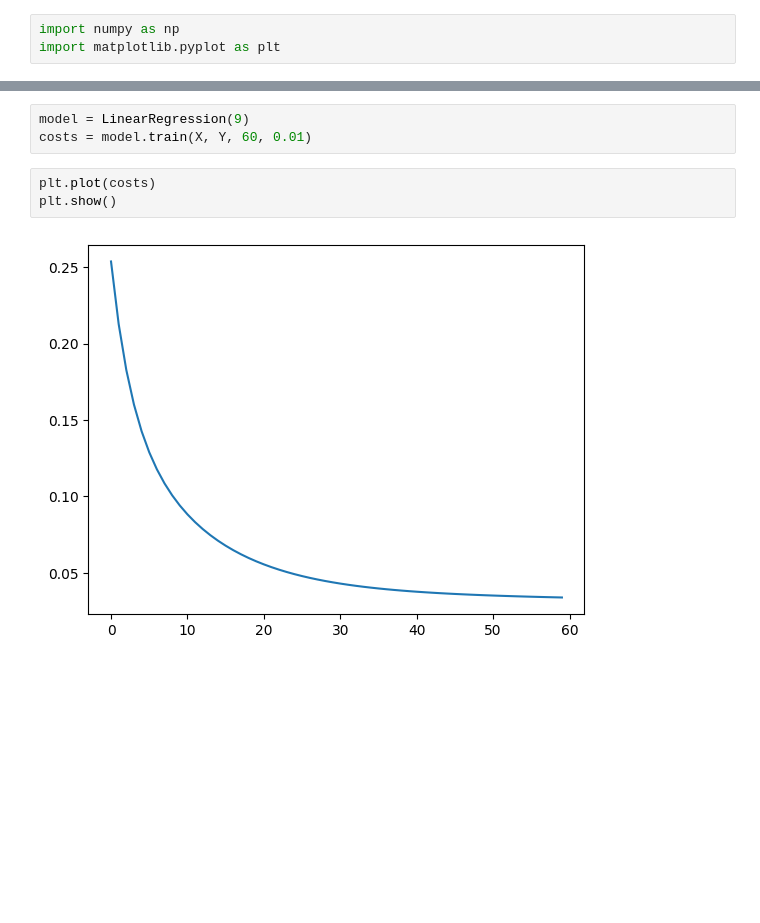
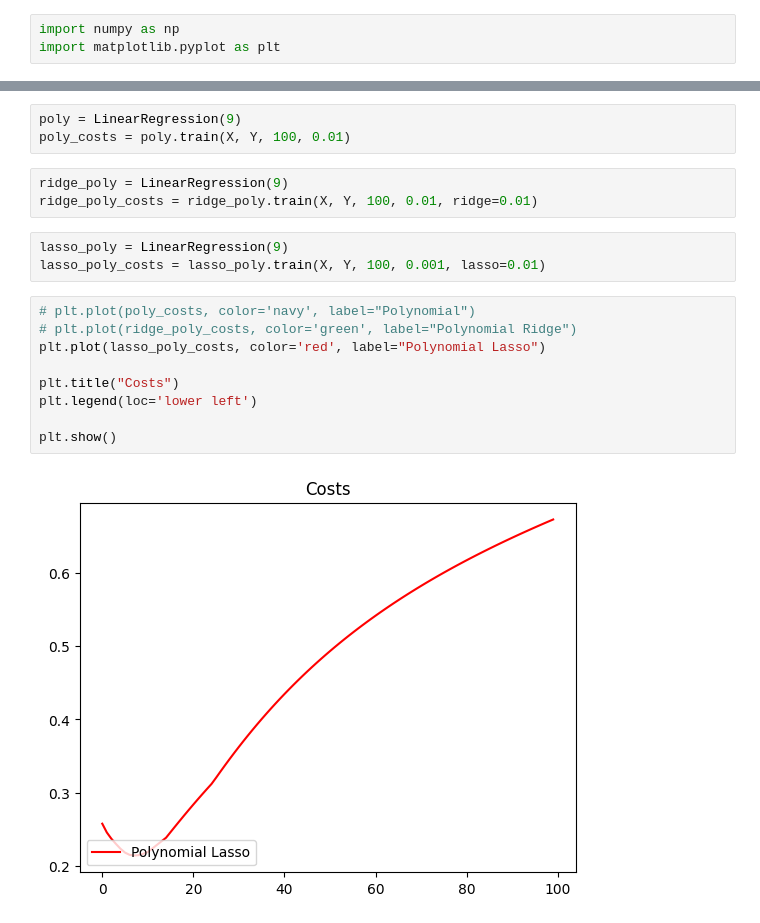
Before and after one commit to R-m1n/SBU, a Jupyter notebook: Machine Learning/assignment-a.ipynb, the cells around one changed output, grey strips where cells are left out. Cells and saved outputs as stored; diff of their text form; blank space fills up the shorter version.

```diff
--- a/Machine Learning/assignment-a.ipynb
+++ b/Machine Learning/assignment-a.ipynb
@@ -60,11 +54,23 @@ class LinearRegression():
     def _preprocess(self, x):
         return np.array([x ** i for i in range(1, self.degree + 1)])
 # %%
-model = LinearRegression(9)
-costs = model.train(X, Y, 60, 0.01)
+poly = LinearRegression(9)
+poly_costs = poly.train(X, Y, 100, 0.01)
-# %%
-plt.plot(costs)
-plt.show()
-# %% [output]
-[figure, removed]
+# %%
+ridge_poly = LinearRegression(9)
+ridge_poly_costs = ridge_poly.train(X, Y, 100, 0.01, ridge=0.01)
+# %%
+lasso_poly = LinearRegression(9)
+lasso_poly_costs = lasso_poly.train(X, Y, 100, 0.001, lasso=0.01)
+# %%
+# plt.plot(poly_costs, color='navy', label="Polynomial")
+# plt.plot(ridge_poly_costs, color='green', label="Polynomial Ridge")
+plt.plot(lasso_poly_costs, color='red', label="Polynomial Lasso")
+
+plt.title("Costs")
+plt.legend(loc='lower left')
+
+plt.show()
+# %% [output]
+[figure, added]
 # %%
```
Also changed, not shown: parts of 3 cells of this notebook.
